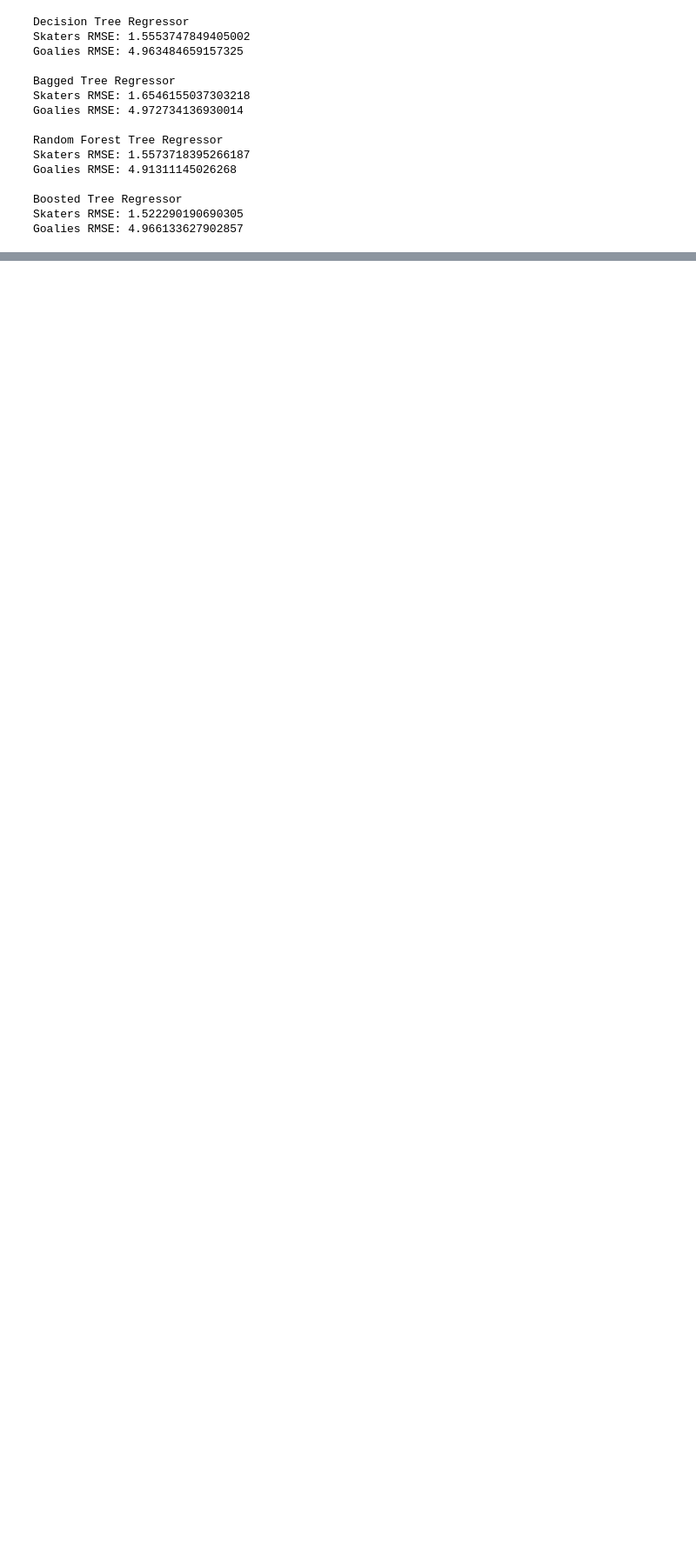
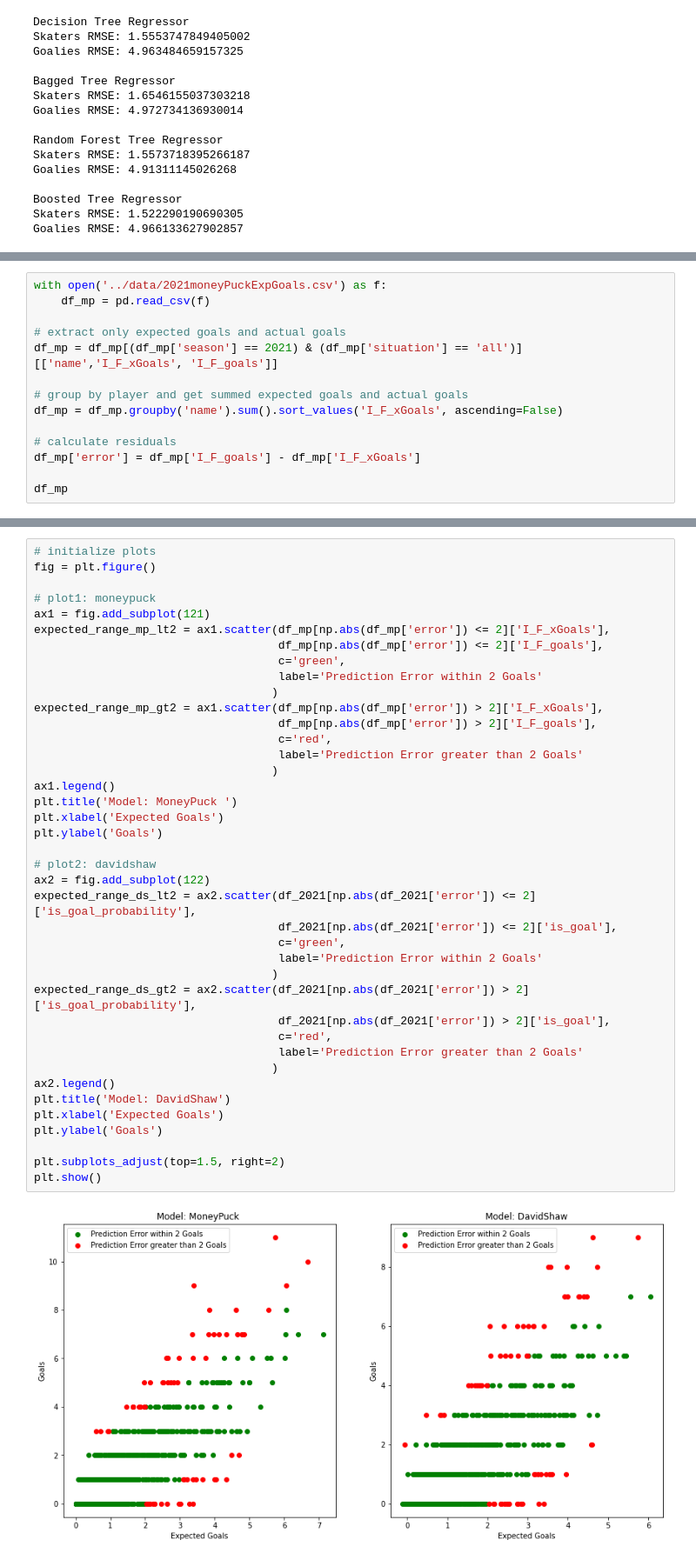
Before and after one commit to shawzy2/expected_goals, a Jupyter notebook: notebook/goalie_trends.ipynb, the cells around one changed output, grey strips where cells are left out. Shown: that part at 87% size. Drawn from its saved outputs; the diff is of its cells as text; blank space fills up the shorter version.

```diff
--- a/notebook/goalie_trends.ipynb
+++ b/notebook/goalie_trends.ipynb
@@ -825,0 +850,14 @@ Goalies RMSE: 4.966133627902857
+# %%
+with open('../data/2021moneyPuckExpGoals.csv') as f:
+    df_mp = pd.read_csv(f)
+
+# extract only expected goals and actual goals
+df_mp = df_mp[(df_mp['season'] == 2021) & (df_mp['situation'] == 'all')][['name','I_F_xGoals', 'I_F_goals']]
+
+# group by player and get summed expected goals and actual goals
+df_mp = df_mp.groupby('name').sum().sort_values('I_F_xGoals', ascending=False)
+
+# calculate residuals
+df_mp['error'] = df_mp['I_F_goals'] - df_mp['I_F_xGoals']
+
+df_mp
@@ -825,0 +963,42 @@ Goalies RMSE: 4.966133627902857
+# %%
+# initialize plots
+fig = plt.figure()
+
+# plot1: moneypuck
+ax1 = fig.add_subplot(121)
+expected_range_mp_lt2 = ax1.scatter(df_mp[np.abs(df_mp['error']) <= 2]['I_F_xGoals'],
+                                    df_mp[np.abs(df_mp['error']) <= 2]['I_F_goals'],
+                                    c='green',
+                                    label='Prediction Error within 2 Goals'
+                                   )
+expected_range_mp_gt2 = ax1.scatter(df_mp[np.abs(df_mp['error']) > 2]['I_F_xGoals'],
+                                    df_mp[np.abs(df_mp['error']) > 2]['I_F_goals'],
+                                    c='red',
+                                    label='Prediction Error greater than 2 Goals'
+                                   )
+ax1.legend()
+plt.title('Model: MoneyPuck ')
+plt.xlabel('Expected Goals')
+plt.ylabel('Goals')
+
+# plot2: davidshaw
+ax2 = fig.add_subplot(122)
+expected_range_ds_lt2 = ax2.scatter(df_2021[np.abs(df_2021['error']) <= 2]['is_goal_probability'],
+                                    df_2021[np.abs(df_2021['error']) <= 2]['is_goal'],
+                                    c='green',
+                                    label='Prediction Error within 2 Goals'
+                                   )
+expected_range_ds_gt2 = ax2.scatter(df_2021[np.abs(df_2021['error']) > 2]['is_goal_probability'],
+                                    df_2021[np.abs(df_2021['error']) > 2]['is_goal'],
+                                    c='red',
+                                    label='Prediction Error greater than 2 Goals'
+                                   )
+ax2.legend()
+plt.title('Model: DavidShaw')
+plt.xlabel('Expected Goals')
+plt.ylabel('Goals')
+
+plt.subplots_adjust(top=1.5, right=2)
+plt.show()
+# %% [output]
+[figure, added]
```
Also changed, not shown: parts of 42 cells of this notebook, 6 other files.
